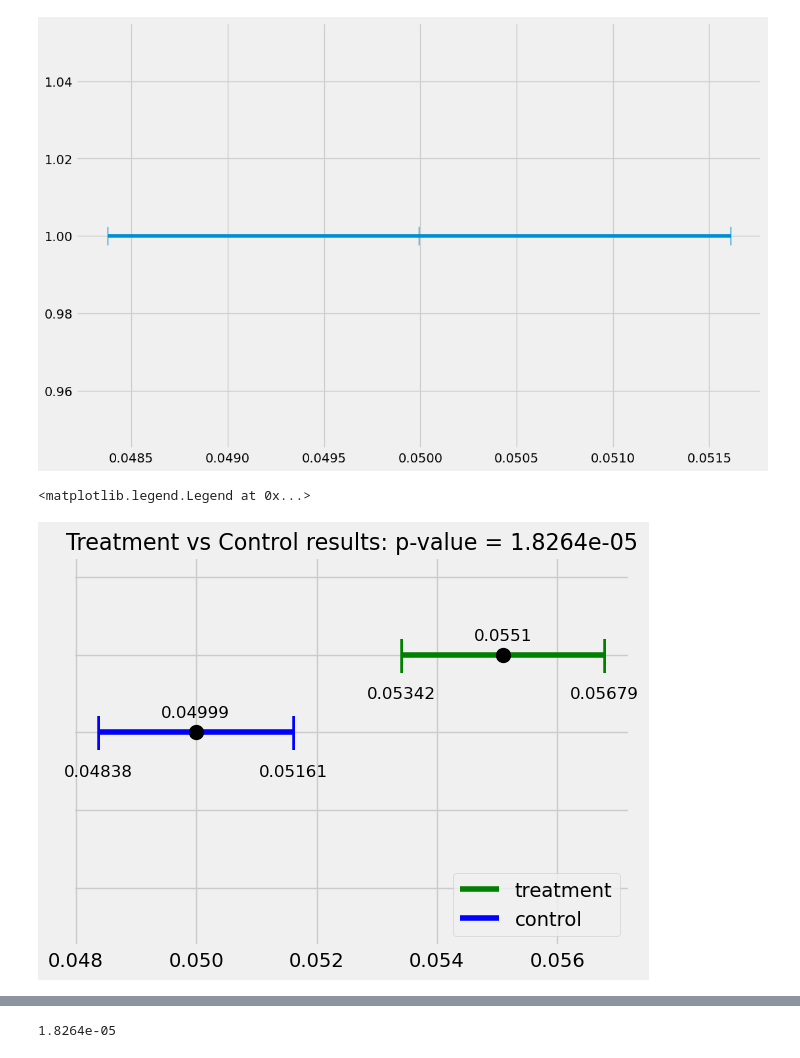
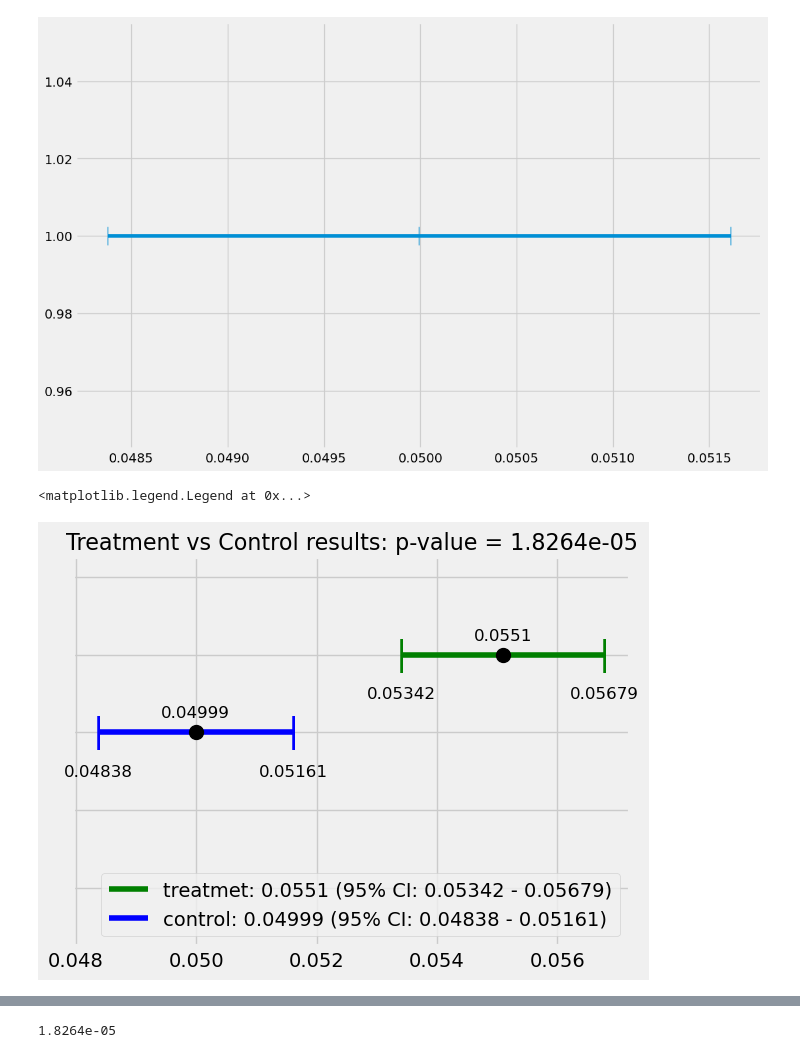
Before and after one commit to dokeeffe87/stats_utils, a Jupyter notebook: notebooks/scratch_work/dev_visualize_ab_results.ipynb, the cells around one changed output, grey strips where cells are left out. Drawn from its saved outputs; the diff is of its cells as text; code cells hidden in the pictures.

```diff
--- a/notebooks/scratch_work/dev_visualize_ab_results.ipynb
+++ b/notebooks/scratch_work/dev_visualize_ab_results.ipynb
@@ -228,42 +228,48 @@ def add_interval(ax, xdata, ydata, caps="  ", color='blue', label='control'):
     return (line,(a0,a1))
 # %%
 fig, ax = plt.subplots()
+control_label = "control: {0} (95% CI: {1} - {2})".format(np.round(df_res['control_mean'].values[0], 5),
+                                                                                  np.round(df_res['control_confidence_interval_95.0_percent_lower'].values[0], 5),
+                                                                                  np.round(df_res['control_confidence_interval_95.0_percent_upper'].values[0], 5))
+treatment_label = "treatmet: {0} (95% CI: {1} - {2})".format(np.round(df_res['treatment_mean'].values[0], 5),
+                                                                              np.round(df_res['treatment_confidence_interval_95.0_percent_lower'].values[0], 5),
+                                                                              np.round(df_res['treatment_confidence_interval_95.0_percent_upper'].values[0], 5))
 add_interval(ax,
              [df_res['treatment_confidence_interval_95.0_percent_lower'].values[0], df_res['treatment_confidence_interval_95.0_percent_upper'].values[0]],
              (1, 1),
              "||",
              color='green',
-             label='treatment')
+             label=treatment_label)
 add_interval(ax,
              [df_res['control_confidence_interval_95.0_percent_lower'].values[0], df_res['control_confidence_interval_95.0_percent_upper'].values[0]],
              (0.8, 0.8),
              "||",
              color='blue',
-             label='control')
+             label=control_label)
 plt.plot([df_res['control_mean'].values[0], df_res['treatment_mean'].values[0]], [0.8, 1], 'o', ms=10, color='black')
 ax.annotate(np.round(df_res['control_mean'].values[0], 5), xy=(df_res['control_mean'].values[0], 0.85), ha='center', va='center', size=12)
 ax.annotate(np.round(df_res['treatment_mean'].values[0], 5), xy=(df_res['treatment_mean'].values[0], 1.05), ha='center', va='center', size=12)
 ax.annotate(np.round(df_res['treatment_confidence_interval_95.0_percent_upper'].values[0], 5), xy=(df_res['treatment_confidence_interval_95.0_percent_upper'].values[0], 0.9), ha='center', va='center', size=12)
 ax.annotate(np.round(df_res['treatment_confidence_interval_95.0_percent_lower'].values[0], 5), xy=(df_res['treatment_confidence_interval_95.0_percent_lower'].values[0], 0.9), ha='center', va='center', size=12)
 
 ax.annotate(np.round(df_res['control_confidence_interval_95.0_percent_upper'].values[0], 5), xy=(df_res['control_confidence_interval_95.0_percent_upper'].values[0], 0.7), ha='center', va='center', size=12)
 ax.annotate(np.round(df_res['control_confidence_interval_95.0_percent_lower'].values[0], 5), xy=(df_res['control_confidence_interval_95.0_percent_lower'].values[0], 0.7), ha='center', va='center', size=12)
 
 # x_min = np.min([df_res['treatment_confidence_interval_95.0_percent_lower'].values[0], df_res['control_confidence_interval_95.0_percent_lower'].values[0]])
 # x_max = np.min([df_res['treatment_confidence_interval_95.0_percent_upper'].values[0], df_res['control_confidence_interval_95.0_percent_upper'].values[0]])
 
 # x_max = x_max + 0.15*x_max
 # x_min = x_min - 0.05*x_min
 
 # plt.xlim((0.047, 0.06))
 # plt.xlim((x_min, x_max))
 plt.ylim((0.25, 1.25))
 
 frame_ = plt.gca()
 frame_.axes.yaxis.set_ticklabels([])
 
 plt.title("Treatment vs Control results: p-value = {0}".format(np.round(df_res['p_value'].values[0], 10)), fontsize=16)
 plt.legend(loc=4)
 # %% [output]
 <matplotlib.legend.Legend at 0x...>
-[figure, old version]
+[figure, new version]
```
Also changed, not shown: parts of 4 cells of this notebook, 1 other file.
